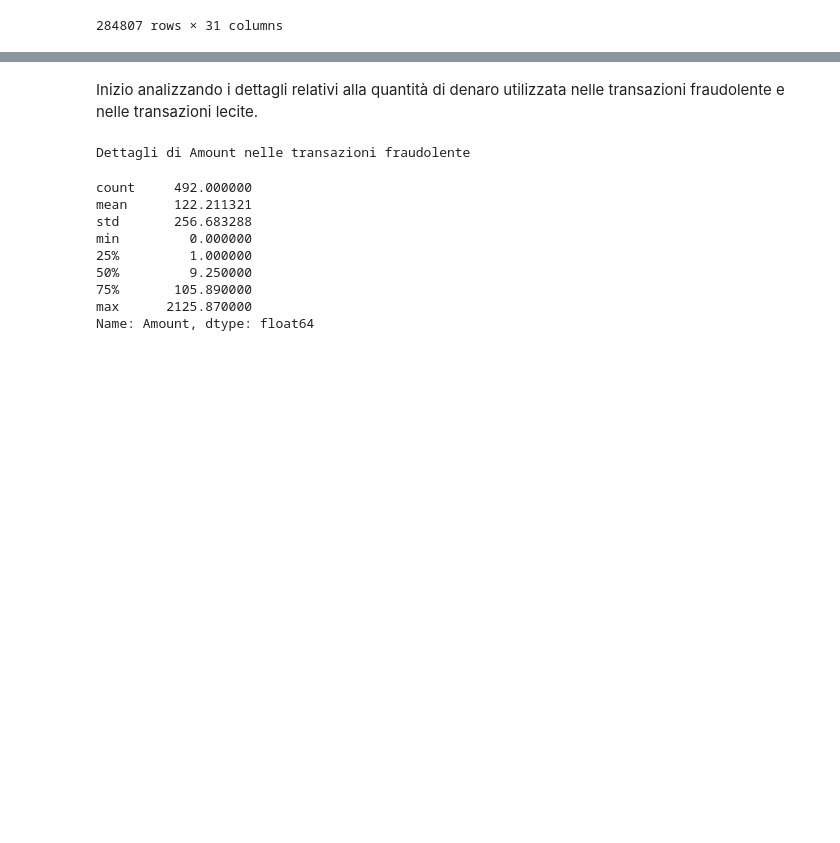
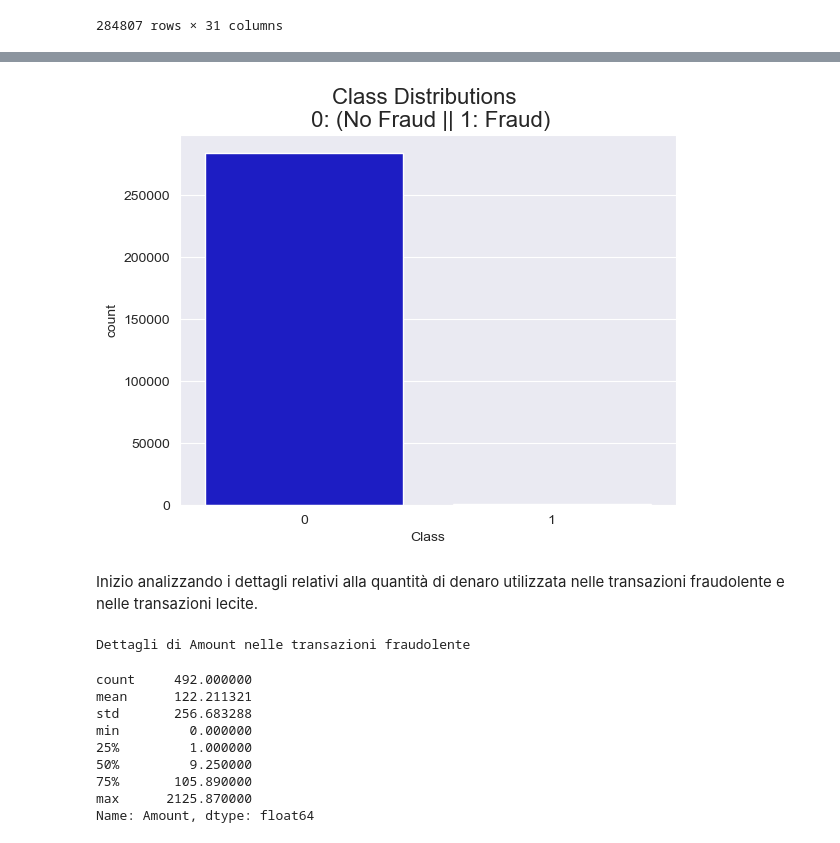
Before and after one commit to marcosantoriello/CCFDetector, a Jupyter notebook: CreditCardFraudDetector.ipynb, the cells around one changed output, grey strips where cells are left out. Cells and saved outputs as stored; diff of their text form; code cells hidden in the pictures; blank space fills up the shorter version.

Commit message:
Miglioramento fase di Data Understanding

```diff
--- a/CreditCardFraudDetector.ipynb
+++ b/CreditCardFraudDetector.ipynb
@@ -15,8 +15,8 @@ from matplotlib import gridspec
 # %% [markdown]
 ### Carico il dataset
 # %%
-data = pd.read_csv('creditcard.csv')
-data
+dataset = pd.read_csv('creditcard.csv')
+dataset
 # %% [output]
 |  | Time | V1 | V2 | V3 | V4 | V5 | V6 | V7 | V8 | V9 | ... | ... |
 | 0 | 0.0 | -1.359807 | -0.072781 | 2.536347 | 1.378155 | -0.338321 | 0.462388 | 0.239599 | 0.098698 | 0.363787 | ... | ... |
@@ -53,3 +61,11 @@ A questo punto decido di procedere dapprima con il dataset non bilanciato, per p
+# %%
+colors = ["#0101DF", "#DF0101"]
+
+sns.countplot(x='Class', data=dataset, palette=colors)
+plt.title('Class Distributions \n 0: (No Fraud || 1: Fraud)', fontsize=16)
+plt.show()
+# %% [output]
+[figure, added]
 # %% [markdown]
 Inizio analizzando i dettagli relativi alla quantità di denaro utilizzata nelle transazioni fraudolente e nelle transazioni lecite.
 # %%
```
Also changed, not shown: parts of 7 cells of this notebook, 1 other file.
